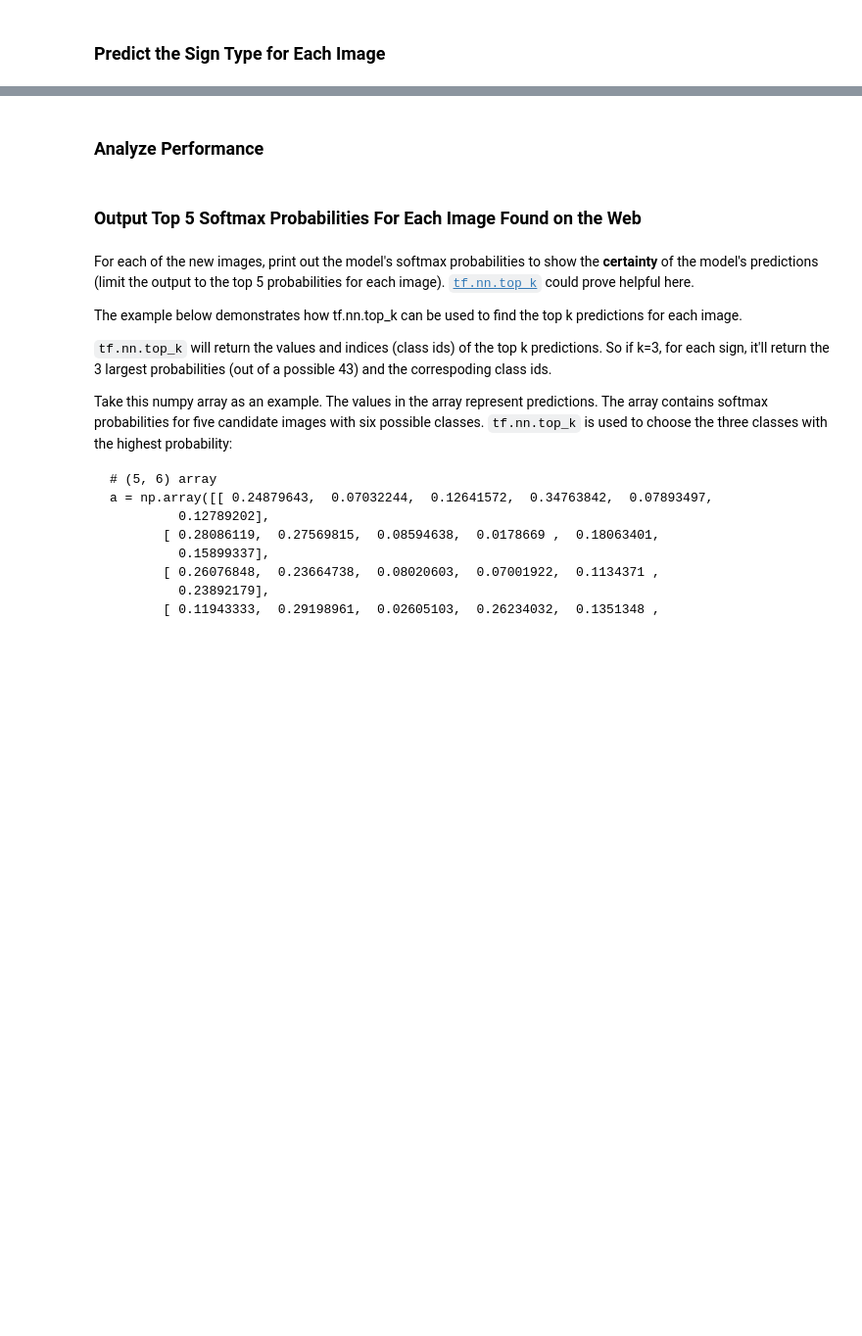
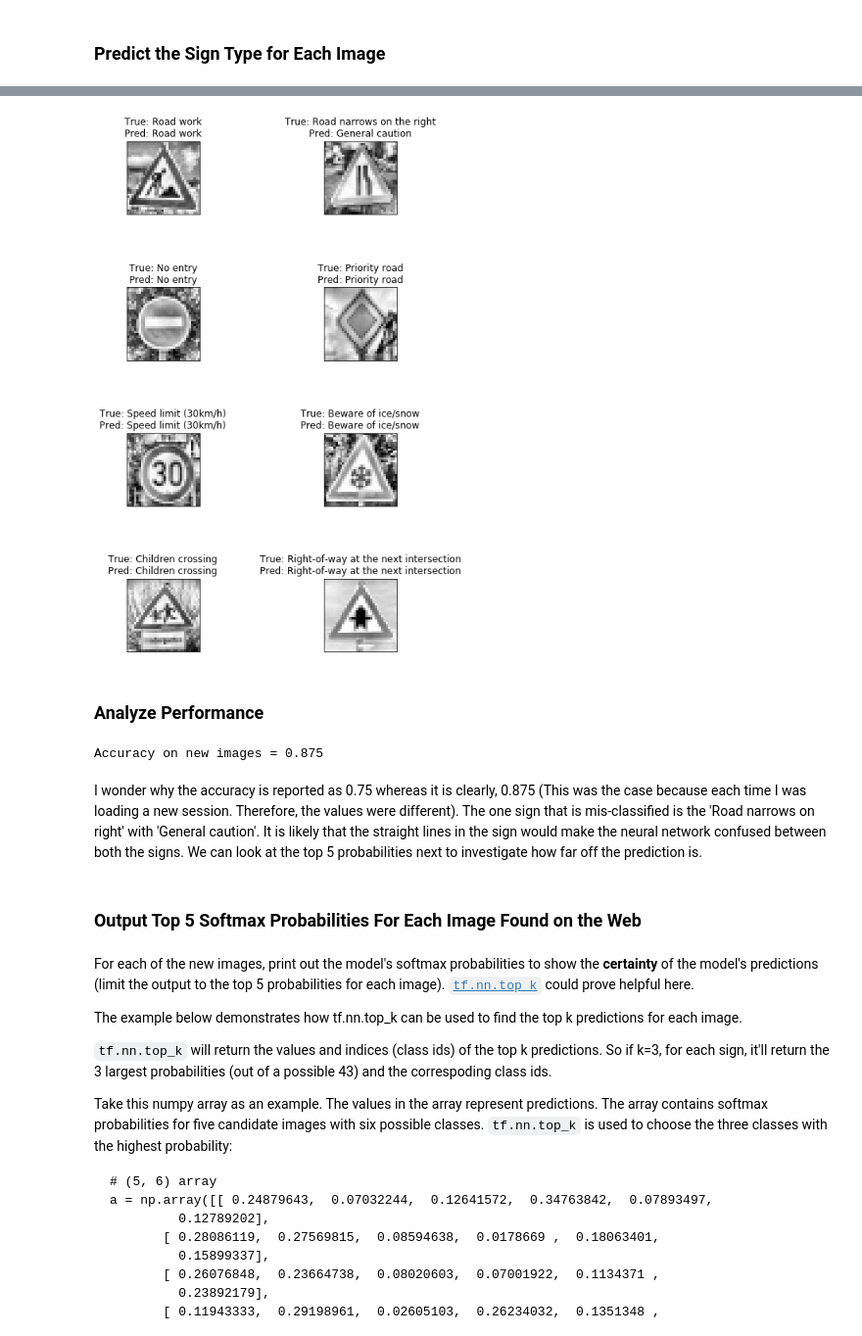
Before and after one commit to bkanaki/CarND-Traffic-Sign-Classifier-Project, a Jupyter notebook: Traffic_Sign_Classifier.ipynb, the cells around one changed output, grey strips where cells are left out. Shown at 98% size. Saved outputs shown, nothing was run; the diff lists cells and outputs as text; code cells hidden in the pictures; blank space fills up the shorter version.

```diff
--- a/Traffic_Sign_Classifier.ipynb
+++ b/Traffic_Sign_Classifier.ipynb
@@ -886,0 +894,4 @@ You may find `signnames.csv` useful as it contains mappings from the class id (i
+# %%
+def predict(X_images, sess):
+    pred = sess.run(tf.argmax(tf.nn.softmax(logits), 1), feed_dict={x: X_images, keep_prob: 1})
+    return pred
@@ -887,8 +907,21 @@ You may find `signnames.csv` useful as it contains mappings from the class id (i
+# %%
+plotMyImgs(my_images, my_labels, pred_labels)
+# %% [output]
+[figure, added]
 # %% [markdown]
 ### Analyze Performance
 # %%
 ### Calculate the accuracy for these 5 new images.
 ### For example, if the model predicted 1 out of 5 signs correctly, it's 20% accurate on these new images.
+# with tf.Session() as sess:
+#     saver.restore(sess, tf.train.latest_checkpoint('.'))
+accuracy = sess.run(accuracy_operation, feed_dict={x: my_images, y: my_labels, keep_prob: 1.0})
+
+print("Accuracy on new images = {:.3f}".format(accuracy))
+# %% [output]
+Accuracy on new images = 0.875
+# %% [markdown]
+I wonder why the accuracy is reported as 0.75 whereas it is clearly, 0.875 (This was the case because each time I was loading a new session. Therefore, the values were different). The one sign that is mis-classified is the 'Road narrows on right' with 'General caution'. It is likely that the straight lines in the sign would make the neural network confused between both the signs. We can look at the top 5 probabilities next to investigate how far off the prediction is.
 # %% [markdown]
 ### Output Top 5 Softmax Probabilities For Each Image Found on the Web
 # %% [markdown]
```
Also changed, not shown: parts of 25 cells of this notebook, 13 other files.
